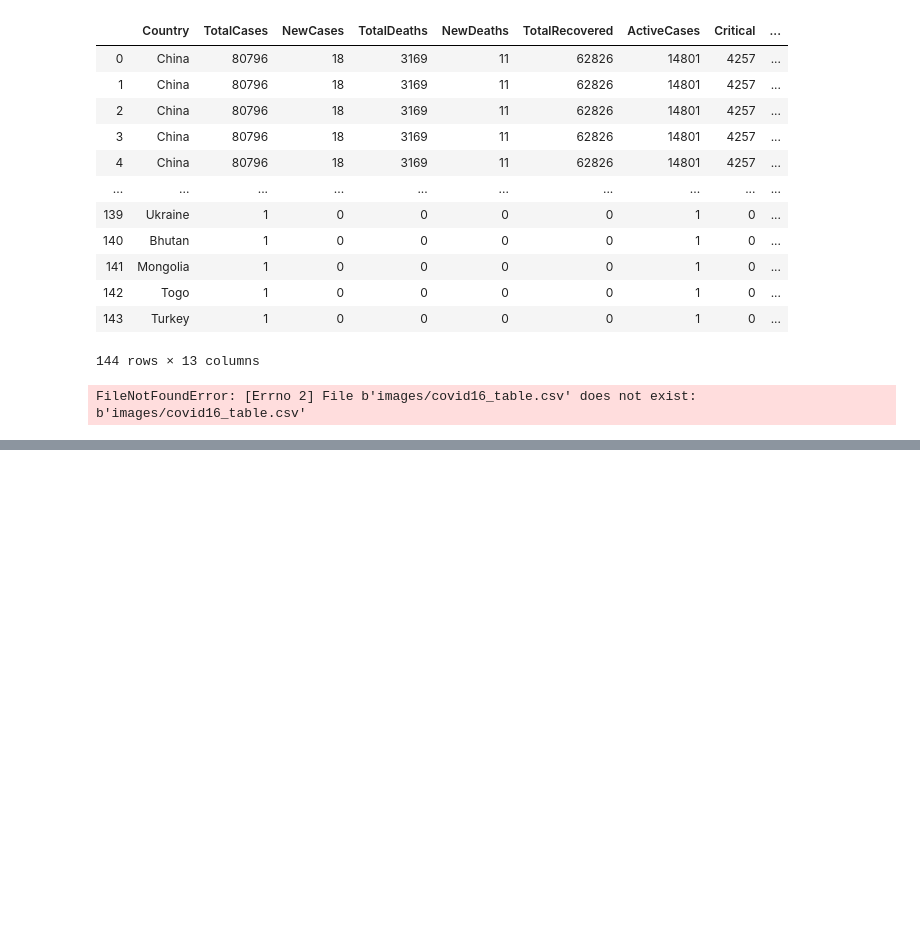
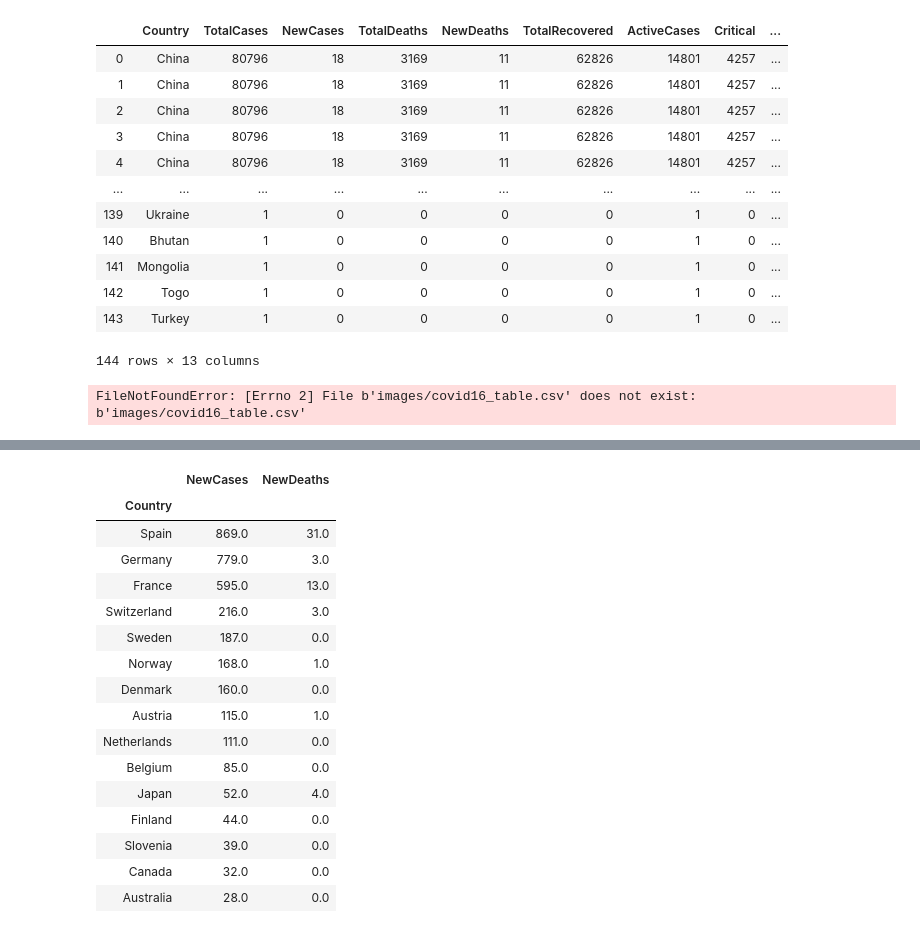
Before and after one commit to RandyPayano/Covid-19-Dashboard, a Jupyter notebook: newNoteBook.ipynb, the cells around one changed output, grey strips where cells are left out. Cells and saved outputs as stored; diff of their text form; code cells hidden in the pictures; blank space fills up the shorter version.

```diff
--- a/newNoteBook.ipynb
+++ b/newNoteBook.ipynb
@@ -148,0 +188,20 @@ FileNotFoundError: [Errno 2] File b'images/covid16_table.csv' does not exist: b'
+# %%
+top_newcases.iloc[:10]
+# %% [output]
+|  | NewCases | NewDeaths |
+| Country |  |  |
+| Spain | 869.0 | 31.0 |
+| Germany | 779.0 | 3.0 |
+| France | 595.0 | 13.0 |
+| Switzerland | 216.0 | 3.0 |
+| Sweden | 187.0 | 0.0 |
+| Norway | 168.0 | 1.0 |
+| Denmark | 160.0 | 0.0 |
+| Austria | 115.0 | 1.0 |
+| Netherlands | 111.0 | 0.0 |
+| Belgium | 85.0 | 0.0 |
+| Japan | 52.0 | 4.0 |
+| Finland | 44.0 | 0.0 |
+| Slovenia | 39.0 | 0.0 |
+| Canada | 32.0 | 0.0 |
+| Australia | 28.0 | 0.0 |
```
Also changed, not shown: parts of 5 cells of this notebook, 5 other files.
